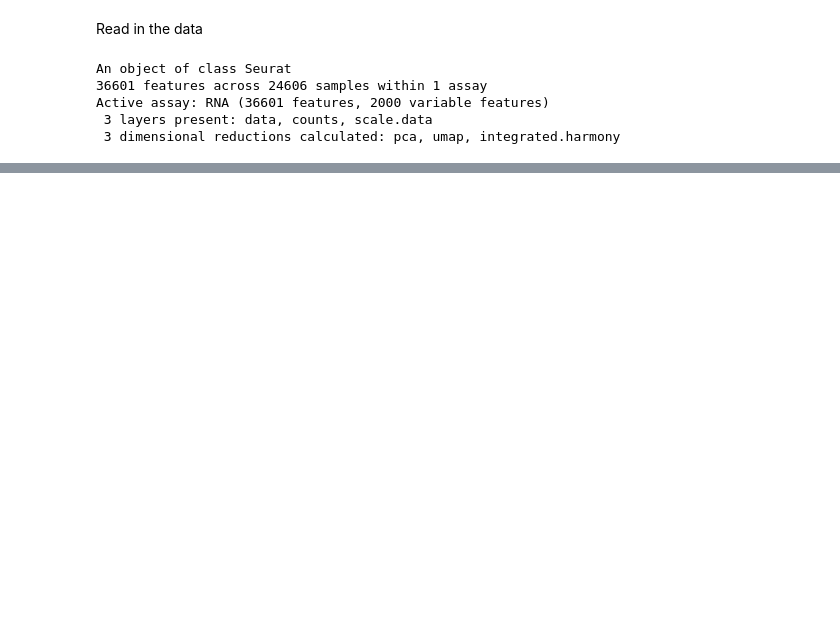
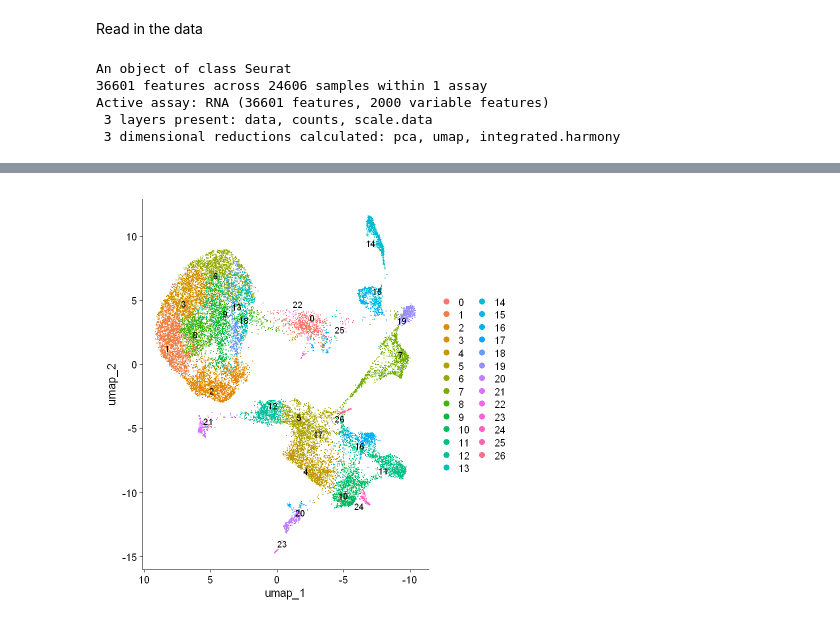
Before and after one commit to Tofulati/postTrans_cd34, a Jupyter notebook: starcat_analysis.ipynb, the cells around one changed output, grey strips where cells are left out. Drawn from its saved outputs; the diff is of its cells as text; code cells hidden in the pictures; blank space fills up the shorter version.

```diff
--- a/starcat_analysis.ipynb
+++ b/starcat_analysis.ipynb
@@ -46,0 +42,2 @@ A data.frame: 10 × 47
+# %%
+postTrans_rev <- subset(postTrans, subset = (percent.mt <= 10))
@@ -46,0 +60,6 @@ A data.frame: 10 × 47
+# %%
+postTrans_rev_plot <- UMAPPlot(postTrans_rev) + scale_x_reverse()
+# %%
+LabelClusters(plot = postTrans_rev_plot, id = "ident")
+# %% [output]
+[figure, added]
```
Also changed, not shown: parts of 10 cells of this notebook.
